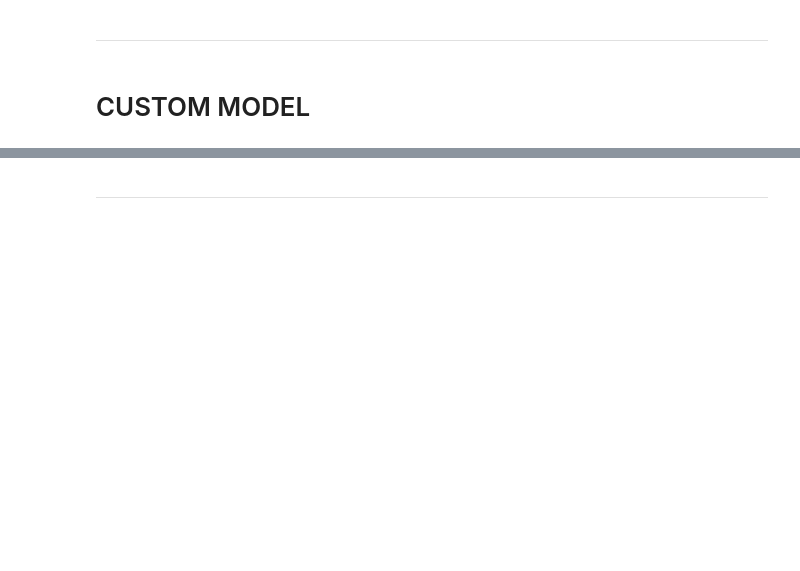
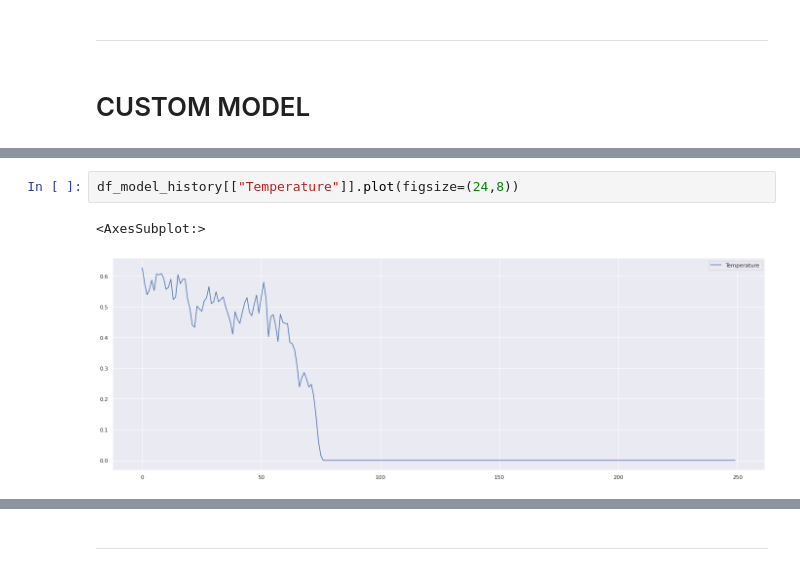
Before and after one commit to Ishikawa7/Self-Reflexive-Neural-Network-in-tensorflow, a Jupyter notebook: self_reflexive_network _2.ipynb, the cells around one changed output, grey strips where cells are left out. Drawn from its saved outputs; the diff is of its cells as text; blank space fills up the shorter version.

```diff
--- a/self_reflexive_network _2.ipynb
+++ b/self_reflexive_network _2.ipynb
@@ -317,0 +392,5 @@ df_model_history
+# %%
+df_model_history[["Temperature"]].plot(figsize=(24,8))
+# %% [output]
+<AxesSubplot:>
+[figure, added]
```
Also changed, not shown: parts of 39 cells of this notebook.
